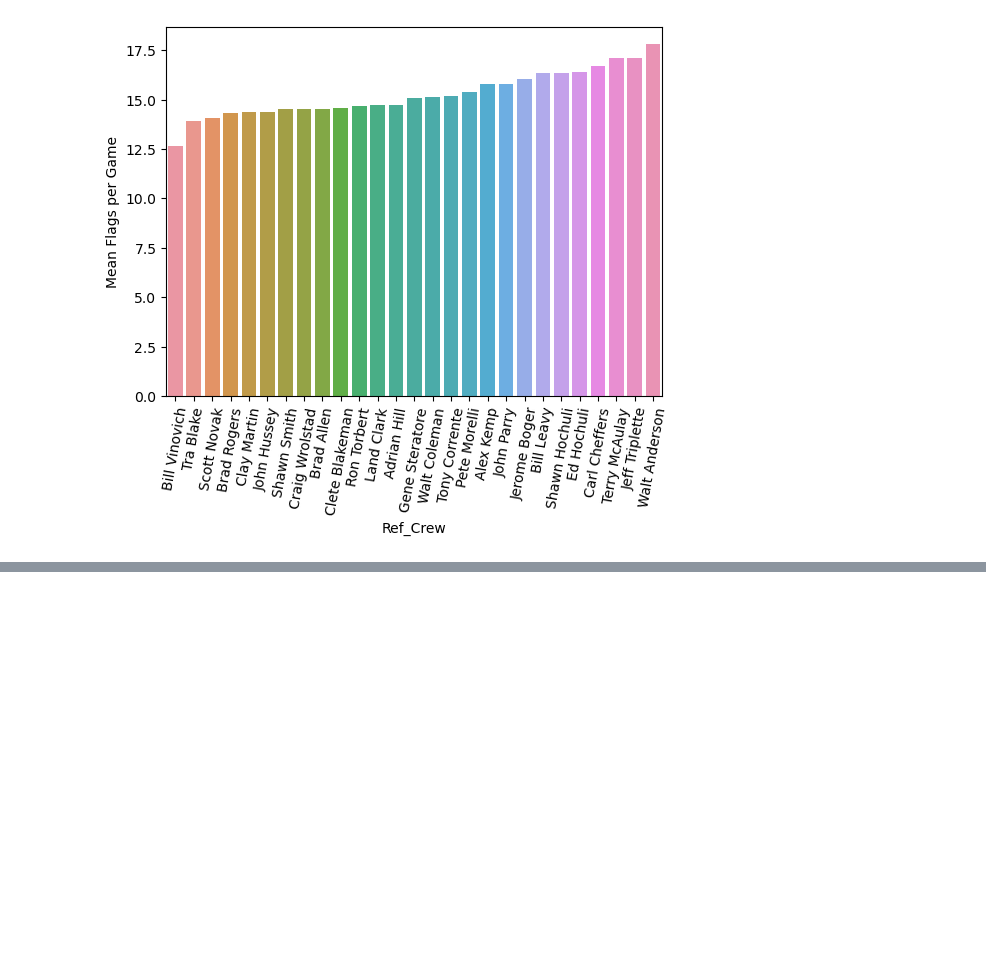
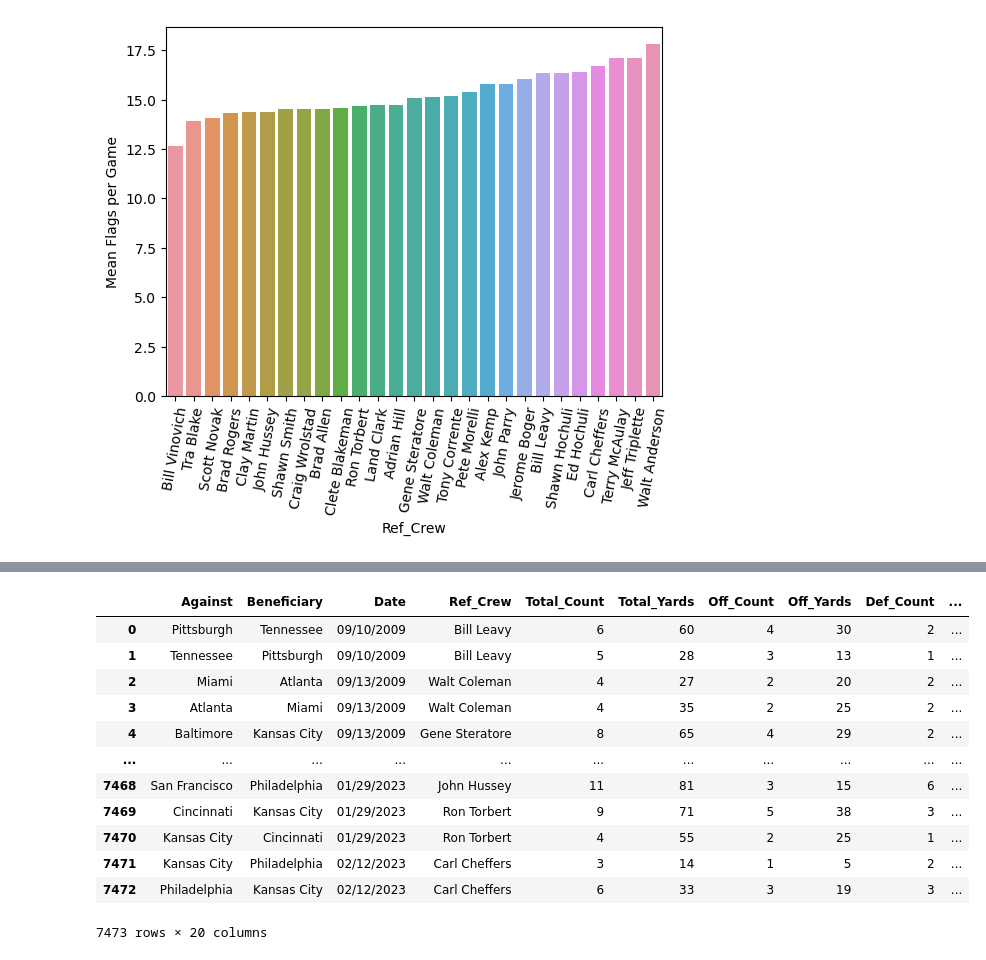
Before and after one commit to kstad21/nfl-injuries, a Jupyter notebook: nfl-injuries-eda.ipynb, the cells around one changed output, grey strips where cells are left out. Drawn from its saved outputs; the diff is of its cells as text; code cells hidden in the pictures; blank space fills up the shorter version.

```diff
--- a/nfl-injuries-eda.ipynb
+++ b/nfl-injuries-eda.ipynb
@@ -63,0 +84,19 @@ sns.lineplot(x=games['Week'], y=games['Total_Flags'])
+# %%
+team = pd.read_csv("data/team.csv")
+unique_teams = team['Beneficiary'].unique()
+
+team
+# %% [output]
+|  | Against | Beneficiary | Date | Ref_Crew | Total_Count | Total_Yards | Off_Count | Off_Yards | Def_Count | ... |
+| 0 | Pittsburgh | Tennessee | 09/10/2009 | Bill Leavy | 6 | 60 | 4 | 30 | 2 | ... |
+| 1 | Tennessee | Pittsburgh | 09/10/2009 | Bill Leavy | 5 | 28 | 3 | 13 | 1 | ... |
+| 2 | Miami | Atlanta | 09/13/2009 | Walt Coleman | 4 | 27 | 2 | 20 | 2 | ... |
+| 3 | Atlanta | Miami | 09/13/2009 | Walt Coleman | 4 | 35 | 2 | 25 | 2 | ... |
+| 4 | Baltimore | Kansas City | 09/13/2009 | Gene Steratore | 8 | 65 | 4 | 29 | 2 | ... |
+| ... | ... | ... | ... | ... | ... | ... | ... | ... | ... | ... |
+| 7468 | San Francisco | Philadelphia | 01/29/2023 | John Hussey | 11 | 81 | 3 | 15 | 6 | ... |
+| 7469 | Cincinnati | Kansas City | 01/29/2023 | Ron Torbert | 9 | 71 | 5 | 38 | 3 | ... |
+| 7470 | Kansas City | Cincinnati | 01/29/2023 | Ron Torbert | 4 | 55 | 2 | 25 | 1 | ... |
+| 7471 | Kansas City | Philadelphia | 02/12/2023 | Carl Cheffers | 3 | 14 | 1 | 5 | 2 | ... |
+| 7472 | Philadelphia | Kansas City | 02/12/2023 | Carl Cheffers | 6 | 33 | 3 | 19 | 3 | ... |
+7473 rows × 20 columns
```
Also changed, not shown: parts of 7 cells of this notebook.
